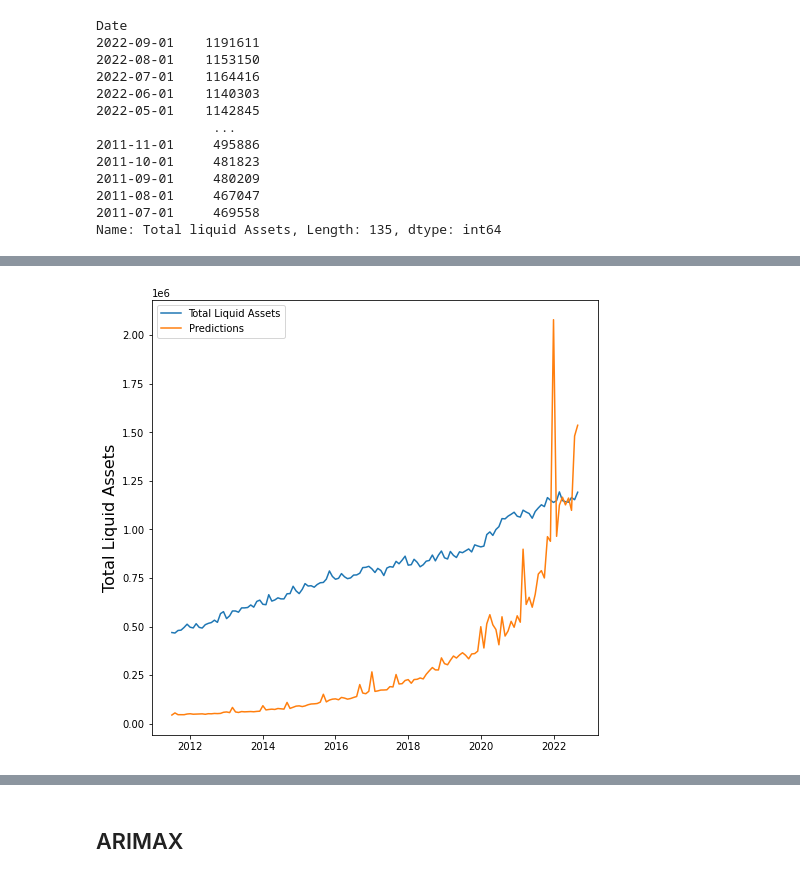
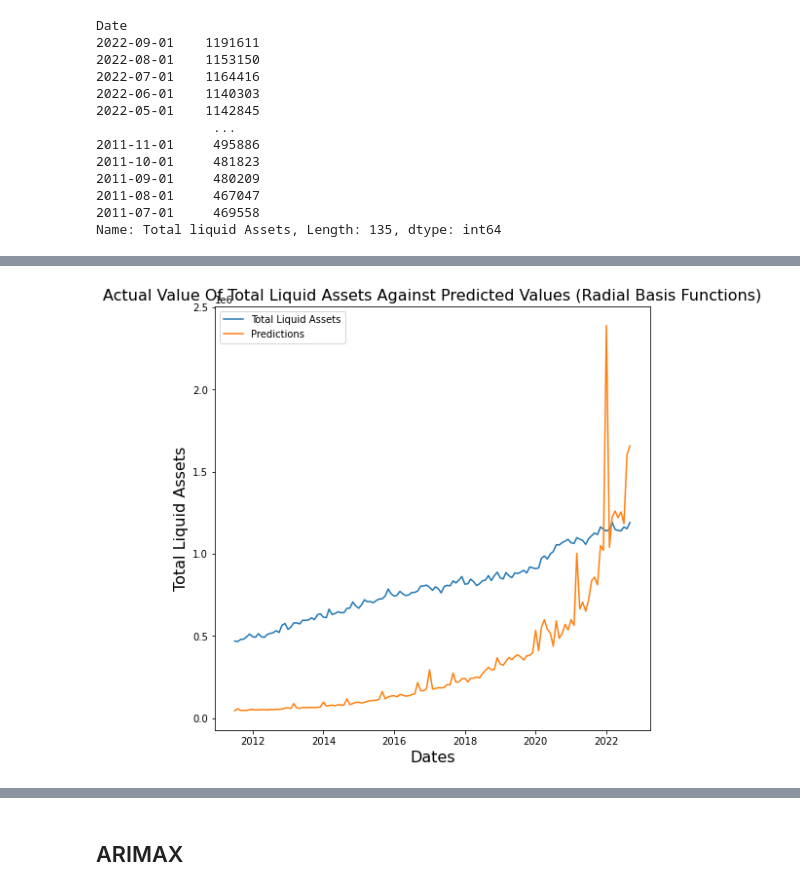
Before and after one commit to Khuks/Predicting-Aggregate-Liquidity-For-A-Central-Bank-Using-Machine-Learning-Algorithms-, a Jupyter notebook: Copy_of_Predicting_Aggregate_Liquidity.ipynb, the cells around one changed output, grey strips where cells are left out. Cells and saved outputs as stored; diff of their text form; code cells hidden in the pictures.

```diff
--- a/Copy_of_Predicting_Aggregate_Liquidity.ipynb
+++ b/Copy_of_Predicting_Aggregate_Liquidity.ipynb
@@ -1105,11 +1128,13 @@ rbf_pred_data.head()
 # %%
 plt.figure(figsize=(8,8))
+plt.title('Actual Value Of Total Liquid Assets Against Predicted Values (Radial Basis Functions)', fontsize=16)
 plt.ylabel('Total Liquid Assets', fontsize=16)
+plt.xlabel('Dates', fontsize=16)
 plt.plot(rbf_pred_data)
 plt.legend(['Total Liquid Assets', 'Predictions'])
 plt.show()
 # %% [output]
-[figure, old version]
+[figure, new version]
 # %%
 # Visualizing the differences between actual prices and predicted values
 plt.scatter(y_test,yhat_test_pred,)
```
Also changed, not shown: parts of 32 cells of this notebook.
